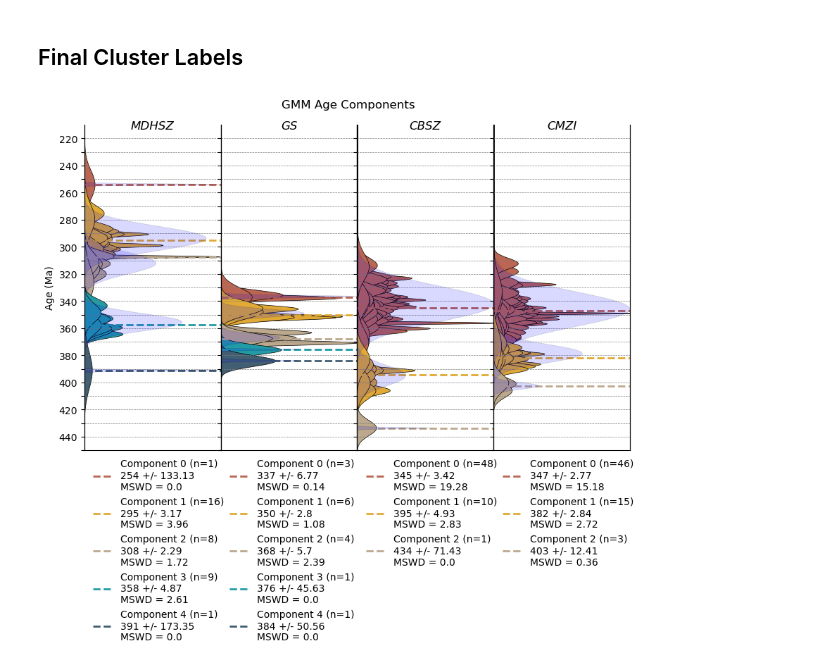
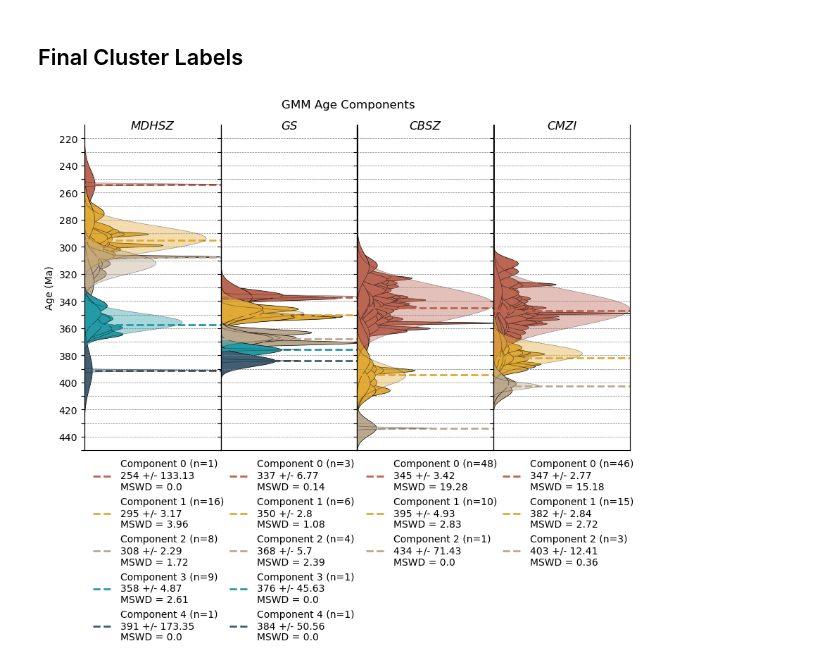
Before and after one commit to masseygeo/monazite-age-clustering, a Jupyter notebook: code/gmm.ipynb, the cells around one changed output. Drawn from its saved outputs; the diff is of its cells as text; code cells hidden in the pictures.

```diff
--- a/code/gmm.ipynb
+++ b/code/gmm.ipynb
@@ -174,7 +174,7 @@ for idx, zone in enumerate(zone_clusters.keys()):
     ax2 = ax[idx].twiny()
     for j, density in enumerate(components):
         ax2_density_max = max(ax2_density_max, density.max())
-        ax2.fill_between(density, timeline, color='blue', linewidth=0.5, edgecolor='k', alpha=0.15, zorder=2)
+        ax2.fill_between(density, timeline, color=k_colors[j], linewidth=0.5, edgecolor='k', alpha=0.4, zorder=2)
 
 
     ##### iterate through components...
@@ -220,31 +220,31 @@ for idx, zone in enumerate(zone_clusters.keys()):
 
     ax2.set_xticks([])
     ax2.set_xlim(0, ax2_density_max)
     ax2.spines['top'].set_visible(False)
 
     ax[idx].set_title(zone, style='italic', y=0.97)
     ax[idx].set_xlim(0, density_max)
 
     ax[idx].invert_yaxis()
     ax2.invert_yaxis()
 
 
 ##### figure styling...
 for axes in ax:
     # axes.set_xlim(0)
     axes.set_ylim(210, 450)
     axes.grid(visible=True, axis='y', linestyle='--', color='gray', linewidth=0.5)
     axes.set_xticks([])
     axes.spines['top'].set_visible(False)
     axes.spines['bottom'].set_visible(False)
 
 ax[0].set_yticks(np.arange(220, 451, 10))
 ax[0].set_yticklabels([str(i) if i%20 == 0 else '' for i in np.arange(220, 451, 10)])
 ax[0].set_ylabel('Age (Ma)')
 
 plt.gca().invert_yaxis()
 plt.suptitle('GMM Age Components', y=0.94)
 # plt.savefig(r'../results/kmeans.png', bbox_inches="tight", pad_inches=0, dpi=300)
 plt.show()
 # %% [output]
-[figure, old version]
+[figure, new version]
```
Also changed, not shown: parts of 3 cells of this notebook, 3 other files.
